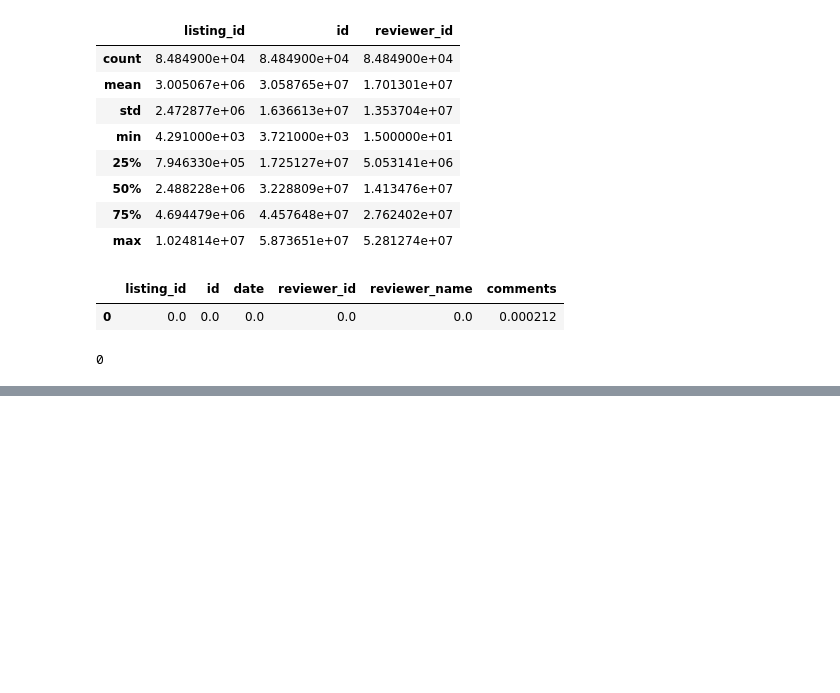
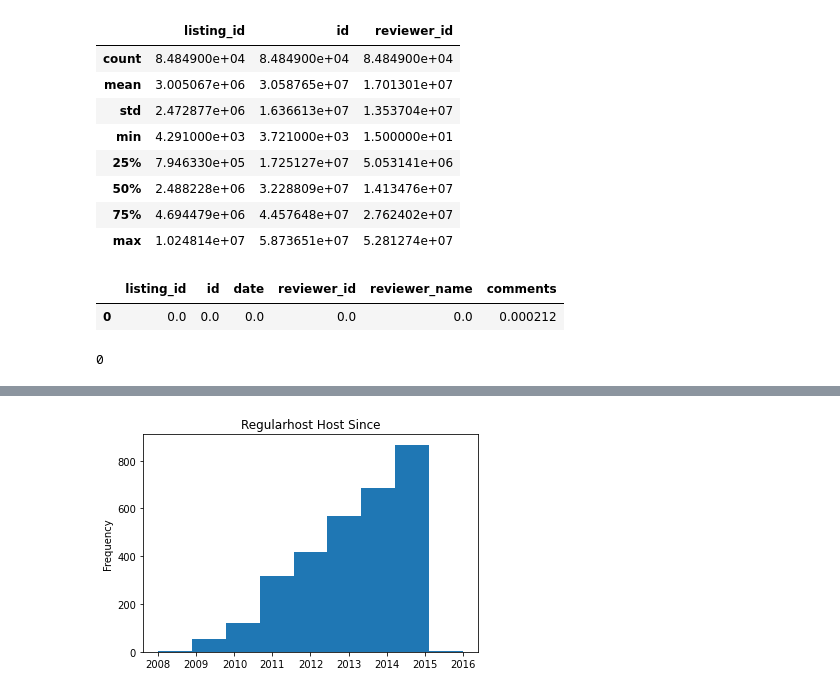
Before and after one commit to HeegyuKim/airbnb-seattle-open-dataset-analysis, a Jupyter notebook: airbnb-analysis.ipynb, the cells around one changed output, grey strips where cells are left out. Saved outputs shown, nothing was run; the diff lists cells and outputs as text; code cells hidden in the pictures; blank space fills up the shorter version.

```diff
--- a/airbnb-analysis.ipynb
+++ b/airbnb-analysis.ipynb
@@ -247,0 +145,11 @@ gmap.draw("map.html")
+# %%
+def split_host(df=listings):
+    """
+        split listings whether host is superhost or not(regular host)
+    """
+    superhosts = listings[listings.host_is_superhost == 't']
+    regularhosts = listings[listings.host_is_superhost == 'f']
+
+    return superhosts, regularhosts
+
+superhosts, regularhosts = split_host()
@@ -247,0 +414,8 @@ gmap.draw("map.html")
+# %%
+def get_host_since_year(df):
+    return df.host_since.str.split("-", expand=True)[0].astype(int)
+# %%
+def plot_hist_host_since(df, title):
+    df.plot.hist(bins=len(df.value_counts()), title=title)
+# %%
+superhosts, regularhosts = split_host()
@@ -247,0 +426,4 @@ gmap.draw("map.html")
+# %%
+plot_hist_host_since(get_host_since_year(regularhosts), "Regularhost Host Since")
+# %% [output]
+[figure, added]
```
Also changed, not shown: parts of 48 cells of this notebook, 3 other files.
